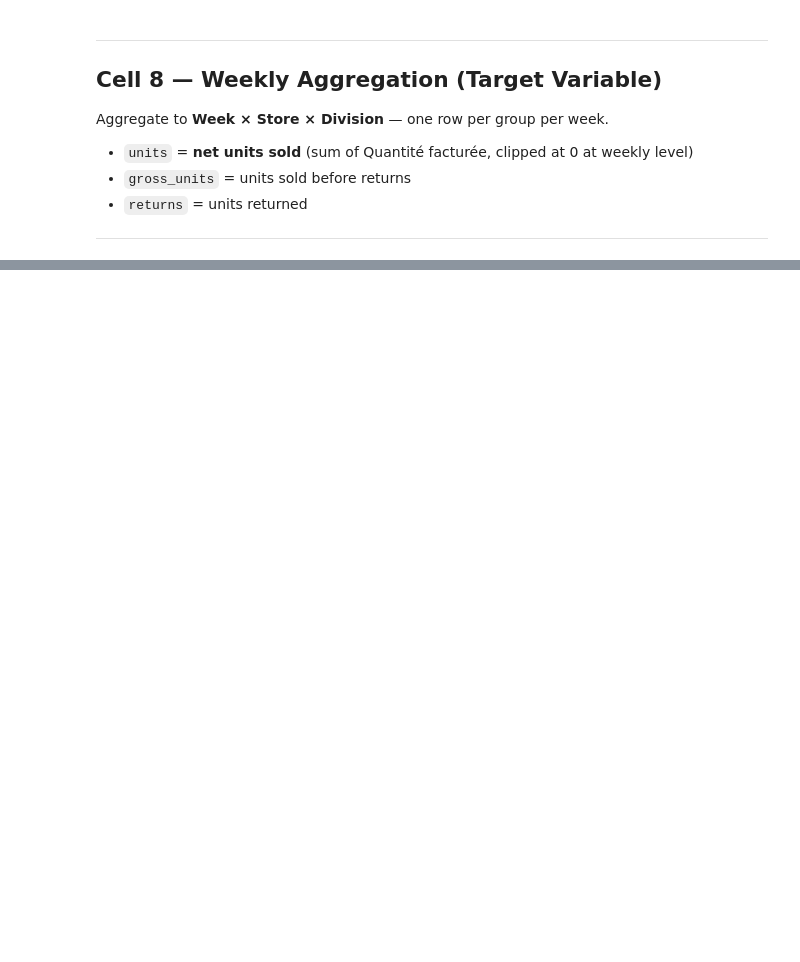
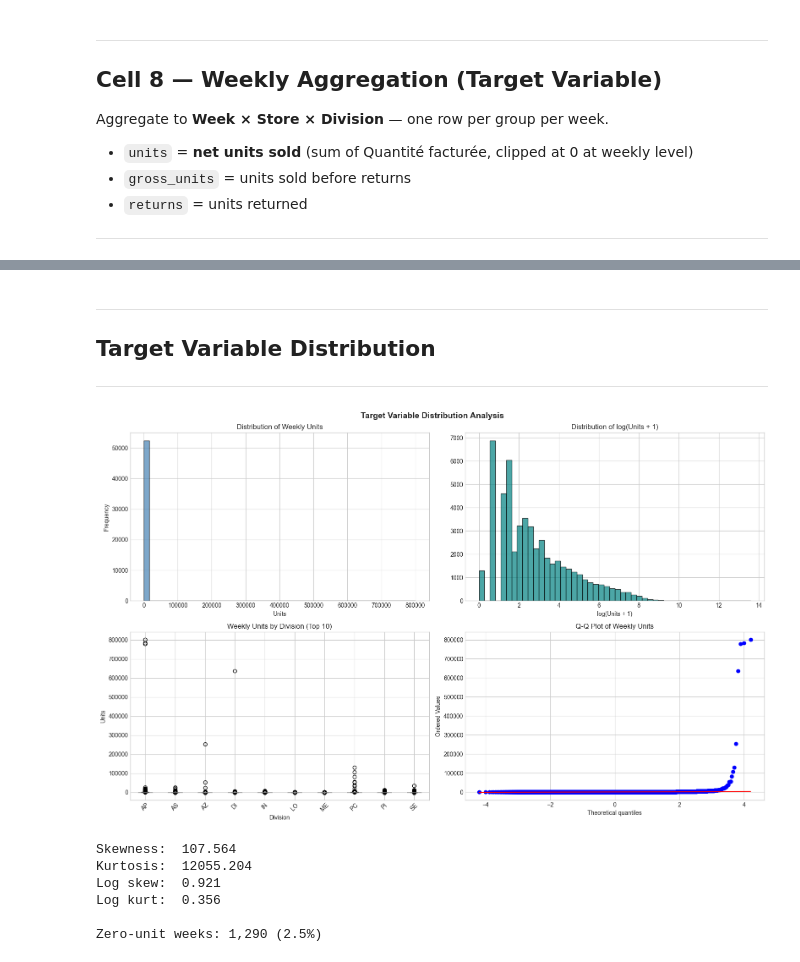
Before and after one commit to 1767902694-svg/busa693-clubpiscine, a Jupyter notebook: use_case_4_forecasting/notebooks/01_eda.ipynb, the cells around one changed output, grey strips where cells are left out. Drawn from its saved outputs; the diff is of its cells as text; code cells hidden in the pictures; blank space fills up the shorter version.

```diff
--- a/use_case_4_forecasting/notebooks/01_eda.ipynb
+++ b/use_case_4_forecasting/notebooks/01_eda.ipynb
@@ -306,7 +447,9 @@ weekly = (
            units          = ('Quantité facturée', 'sum'),
            gross_units    = ('Quantité facturée', lambda x: x[x > 0].sum()),
            returns        = ('Quantité facturée', lambda x: abs(x[x < 0].sum())),
-           n_transactions = ('Quantité facturée', 'count')
+           n_transactions = ('Quantité facturée', 'count'),
+           fiscal_year    = ('fiscal_year', 'first'),
+           fiscal_week    = ('fiscal_week', 'first'),
        )
        .reset_index()
        .rename(columns={'No. magasin':'store_code', 'Division Code corrigée':'division_code'})
@@ -316,12 +459,13 @@ weekly = (
 weekly['units'] = weekly['units'].clip(lower=0)
 
 print(f'Weekly rows  : {len(weekly):,}')
-print(f'Date range   : {weekly["week_ending"].min().date()} → {weekly["week_ending"].max().date()}')
+print(f'Date range   : {weekly["week_ending"].min().date()} -> {weekly["week_ending"].max().date()}')
 print(f'Unique weeks : {weekly["week_ending"].nunique()}')
 print(f'Stores       : {weekly["store_code"].nunique()}')
 print(f'Divisions    : {weekly["division_code"].nunique()}')
 print(f'Groups       : {weekly.groupby(["store_code","division_code"]).ngroups}')
+print(f'Fiscal years : {sorted(weekly["fiscal_year"].dropna().unique())}')
 
 weekly.to_csv(DATA_PROCESSED / 'weekly_units.csv', index=False)
-print(f'\n✅ Saved: weekly_units.csv')
-print('Next → 02_weather_integration.ipynb')
+print(f'\nSaved: weekly_units.csv')
+print('Next -> 02_weather_integration.ipynb')
@@ -337,0 +536,50 @@ Next → 02_weather_integration.ipynb
+# %% [markdown]
+---
+## Target Variable Distribution
+---
+# %%
+from scipy import stats as scipy_stats
+
+fig, axes = plt.subplots(2, 2, figsize=(16, 10))
+
+# Weekly units distribution
+axes[0,0].hist(weekly['units'], bins=50, edgecolor='black', alpha=0.7, color='steelblue')
+axes[0,0].set_title('Distribution of Weekly Units')
+axes[0,0].set_xlabel('Units'); axes[0,0].set_ylabel('Frequency')
+
+# Log-transformed distribution
+log_units = np.log1p(weekly['units'])
+axes[0,1].hist(log_units, bins=50, edgecolor='black', alpha=0.7, color='teal')
+axes[0,1].set_title('Distribution of log(Units + 1)')
+axes[0,1].set_xlabel('log(Units + 1)')
+
+# Box plots by top 10 divisions
+top10_divs = weekly.groupby('division_code')['units'].sum().nlargest(10).index
+box_data = weekly[weekly['division_code'].isin(top10_divs)]
+box_data.boxplot(column='units', by='division_code', ax=axes[1,0], rot=45)
+axes[1,0].set_title('Weekly Units by Division (Top 10)')
+axes[1,0].set_xlabel('Division'); axes[1,0].set_ylabel('Units')
+axes[1,0].get_figure().suptitle('')
+
+# QQ plot
+scipy_stats.probplot(weekly['units'].dropna(), dist='norm', plot=axes[1,1])
+axes[1,1].set_title('Q-Q Plot of Weekly Units')
+
+plt.suptitle('Target Variable Distribution Analysis', fontsize=14, fontweight='bold')
+plt.tight_layout()
+plt.savefig(FIGURES / 'distribution_analysis.png', dpi=150, bbox_inches='tight')
+plt.show()
+
+print(f"Skewness:  {weekly['units'].skew():.3f}")
+print(f"Kurtosis:  {weekly['units'].kurtosis():.3f}")
+print(f"Log skew:  {log_units.skew():.3f}")
+print(f"Log kurt:  {log_units.kurtosis():.3f}")
+print(f"\nZero-unit weeks: {(weekly['units'] == 0).sum():,} ({(weekly['units'] == 0).mean()*100:.1f}%)")
+# %% [output]
+[figure, added]
+Skewness:  107.564
+Kurtosis:  12055.204
+Log skew:  0.921
+Log kurt:  0.356
+
+Zero-unit weeks: 1,290 (2.5%)
```
Also changed, not shown: parts of 31 cells of this notebook, 2 other files.
